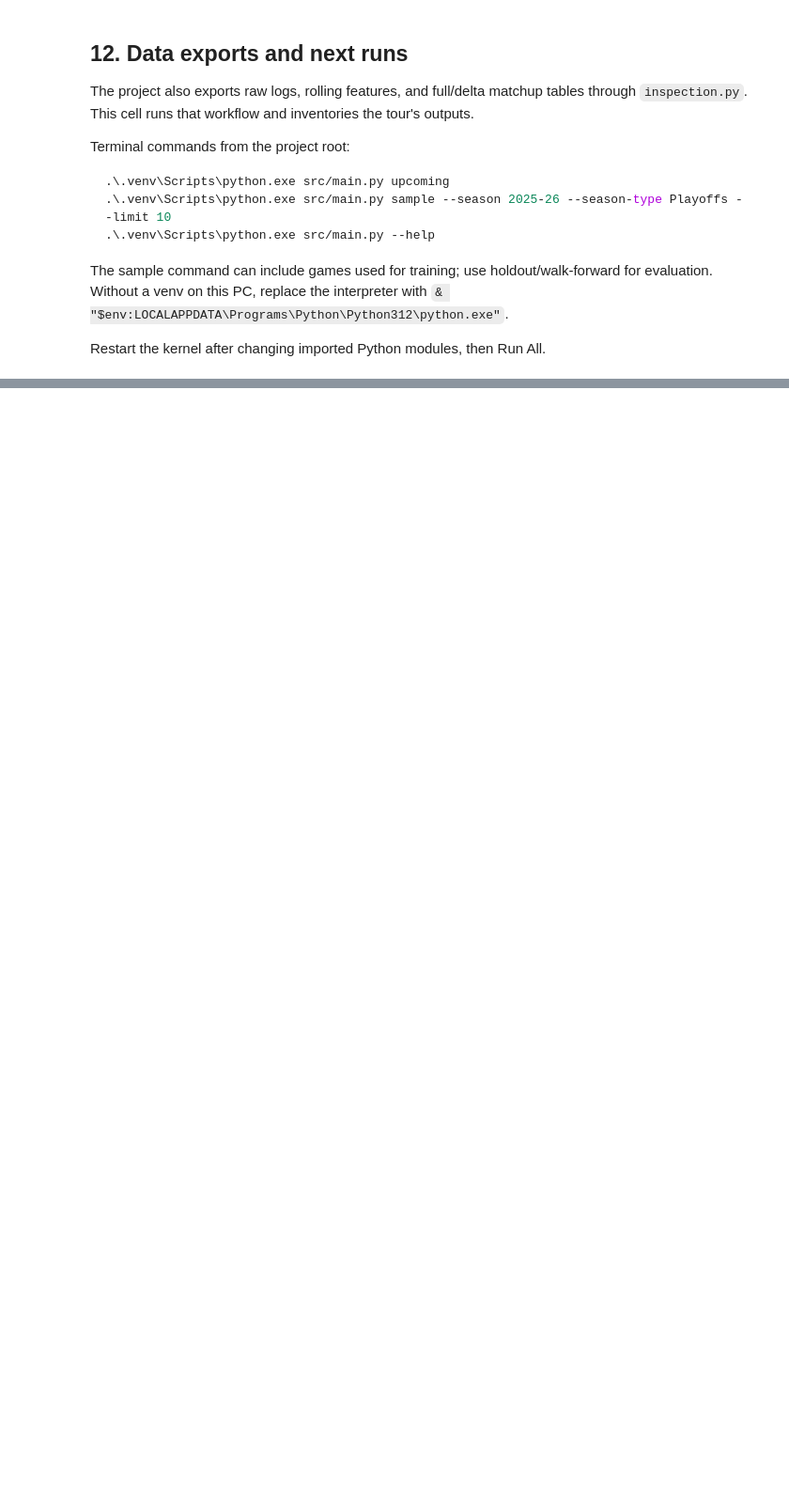
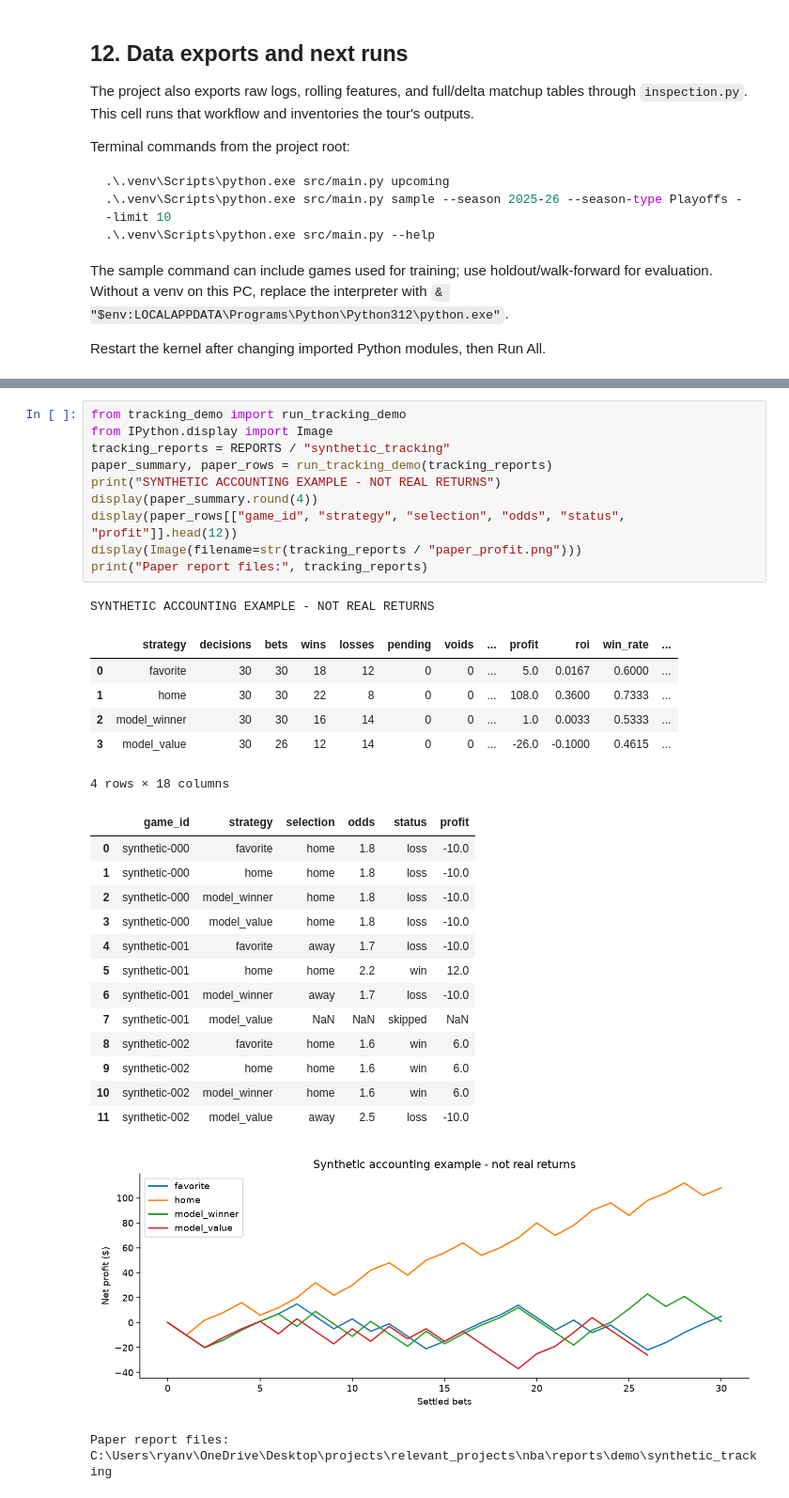
Before and after one commit to RyanVukicevic/NBA-Game-Outcome-Predictor, a Jupyter notebook: src/demo.ipynb, the cells around one changed output, grey strips where cells are left out. Shown at 94% size. Drawn from its saved outputs; the diff is of its cells as text; blank space fills up the shorter version.

Commit message:
Add pregame prediction ledger and paper betting benchmarks

```diff
--- a/src/demo.ipynb
+++ b/src/demo.ipynb
@@ -651,0 +679,33 @@ Outputs: C:\Users\ryanv\OneDrive\Desktop\projects\relevant_projects\nba\reports\
+# %%
+from tracking_demo import run_tracking_demo
+from IPython.display import Image
+tracking_reports = REPORTS / "synthetic_tracking"
+paper_summary, paper_rows = run_tracking_demo(tracking_reports)
+print("SYNTHETIC ACCOUNTING EXAMPLE - NOT REAL RETURNS")
+display(paper_summary.round(4))
+display(paper_rows[["game_id", "strategy", "selection", "odds", "status", "profit"]].head(12))
+display(Image(filename=str(tracking_reports / "paper_profit.png")))
+print("Paper report files:", tracking_reports)
+# %% [output]
+SYNTHETIC ACCOUNTING EXAMPLE - NOT REAL RETURNS
+|  | strategy | decisions | bets | wins | losses | pending | voids | ... | profit | roi | win_rate | ... |
+| 0 | favorite | 30 | 30 | 18 | 12 | 0 | 0 | ... | 5.0 | 0.0167 | 0.6000 | ... |
+| 1 | home | 30 | 30 | 22 | 8 | 0 | 0 | ... | 108.0 | 0.3600 | 0.7333 | ... |
+| 2 | model_winner | 30 | 30 | 16 | 14 | 0 | 0 | ... | 1.0 | 0.0033 | 0.5333 | ... |
+| 3 | model_value | 30 | 26 | 12 | 14 | 0 | 0 | ... | -26.0 | -0.1000 | 0.4615 | ... |
+4 rows × 18 columns
+|  | game_id | strategy | selection | odds | status | profit |
+| 0 | synthetic-000 | favorite | home | 1.8 | loss | -10.0 |
+| 1 | synthetic-000 | home | home | 1.8 | loss | -10.0 |
+| 2 | synthetic-000 | model_winner | home | 1.8 | loss | -10.0 |
+| 3 | synthetic-000 | model_value | home | 1.8 | loss | -10.0 |
+| 4 | synthetic-001 | favorite | away | 1.7 | loss | -10.0 |
+| 5 | synthetic-001 | home | home | 2.2 | win | 12.0 |
+| 6 | synthetic-001 | model_winner | away | 1.7 | loss | -10.0 |
+| 7 | synthetic-001 | model_value | NaN | NaN | skipped | NaN |
+| 8 | synthetic-002 | favorite | home | 1.6 | win | 6.0 |
+| 9 | synthetic-002 | home | home | 1.6 | win | 6.0 |
+| 10 | synthetic-002 | model_winner | home | 1.6 | win | 6.0 |
+| 11 | synthetic-002 | model_value | away | 2.5 | loss | -10.0 |
+[figure, added]
+Paper report files: C:\Users\ryanv\OneDrive\Desktop\projects\relevant_projects\nba\reports\demo\synthetic_tracking
```
Also changed, not shown: parts of 7 cells of this notebook, 12 other files.
